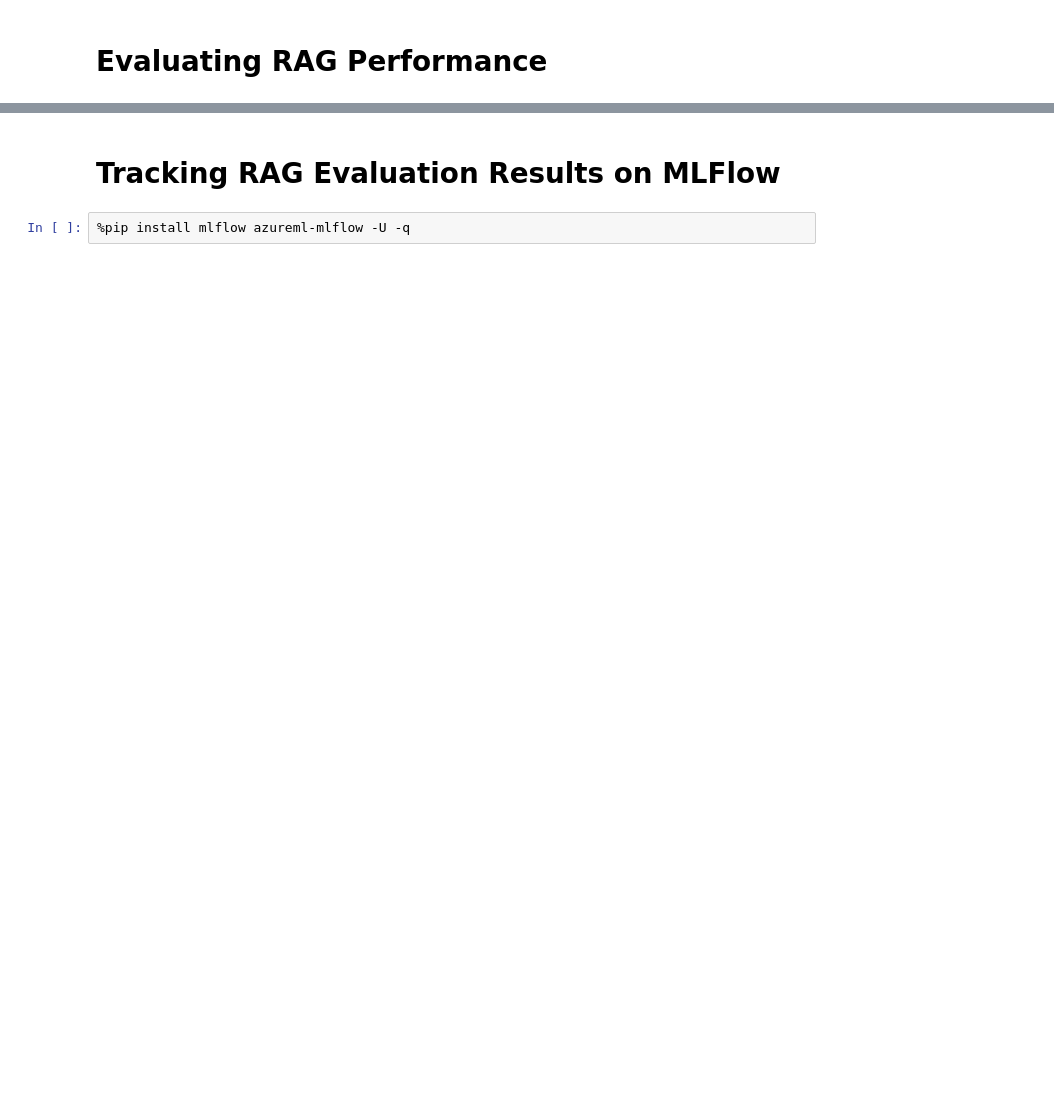
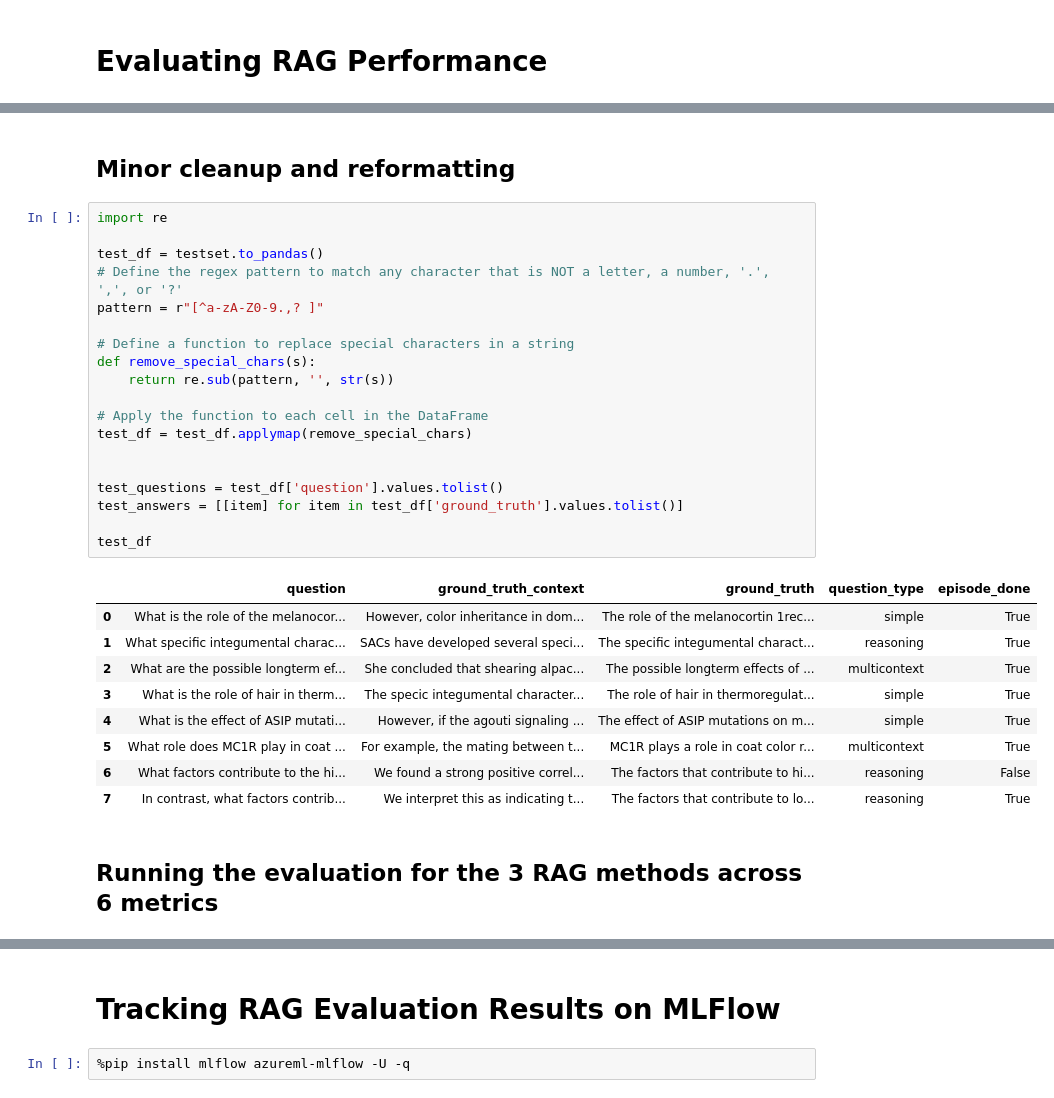
Before and after one commit to aishwaryaprabhat/Advanced-RAG, a Jupyter notebook: Advanced_RAG.ipynb, the cells around one changed output, grey strips where cells are left out. Saved outputs shown, nothing was run; the diff lists cells and outputs as text; blank space fills up the shorter version.

```diff
--- a/Advanced_RAG.ipynb
+++ b/Advanced_RAG.ipynb
@@ -346,0 +350,33 @@ results_df
+# %% [markdown]
+## Minor cleanup and reformatting
+# %%
+import re
+
+test_df = testset.to_pandas()
+# Define the regex pattern to match any character that is NOT a letter, a number, '.', ',', or '?'
+pattern = r"[^a-zA-Z0-9.,? ]"
+
+# Define a function to replace special characters in a string
+def remove_special_chars(s):
+    return re.sub(pattern, '', str(s))
+
+# Apply the function to each cell in the DataFrame
+test_df = test_df.applymap(remove_special_chars)
+
+
+test_questions = test_df['question'].values.tolist()
+test_answers = [[item] for item in test_df['ground_truth'].values.tolist()]
+
+test_df
+# %% [output]
+|  | question | ground_truth_context | ground_truth | question_type | episode_done |
+| 0 | What is the role of the melanocor... | However, color inheritance in dom... | The role of the melanocortin 1rec... | simple | True |
+| 1 | What specific integumental charac... | SACs have developed several speci... | The specific integumental charact... | reasoning | True |
+| 2 | What are the possible longterm ef... | She concluded that shearing alpac... | The possible longterm effects of ... | multicontext | True |
+| 3 | What is the role of hair in therm... | The specic integumental character... | The role of hair in thermoregulat... | simple | True |
+| 4 | What is the effect of ASIP mutati... | However, if the agouti signaling ... | The effect of ASIP mutations on m... | simple | True |
+| 5 | What role does MC1R play in coat ... | For example, the mating between t... | MC1R plays a role in coat color r... | multicontext | True |
+| 6 | What factors contribute to the hi... | We found a strong positive correl... | The factors that contribute to hi... | reasoning | False |
+| 7 | In contrast, what factors contrib... | We interpret this as indicating t... | The factors that contribute to lo... | reasoning | True |
+# %% [markdown]
+## Running the evaluation for the 3 RAG methods across 6 metrics
```
Also changed, not shown: parts of 40 cells of this notebook, 1 other file.
